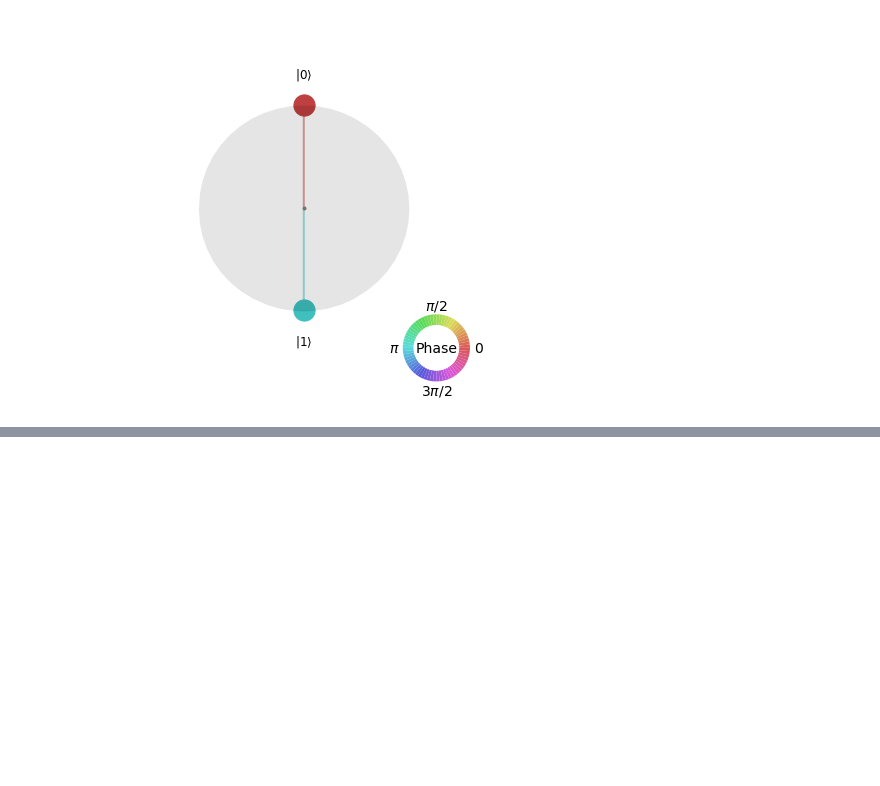
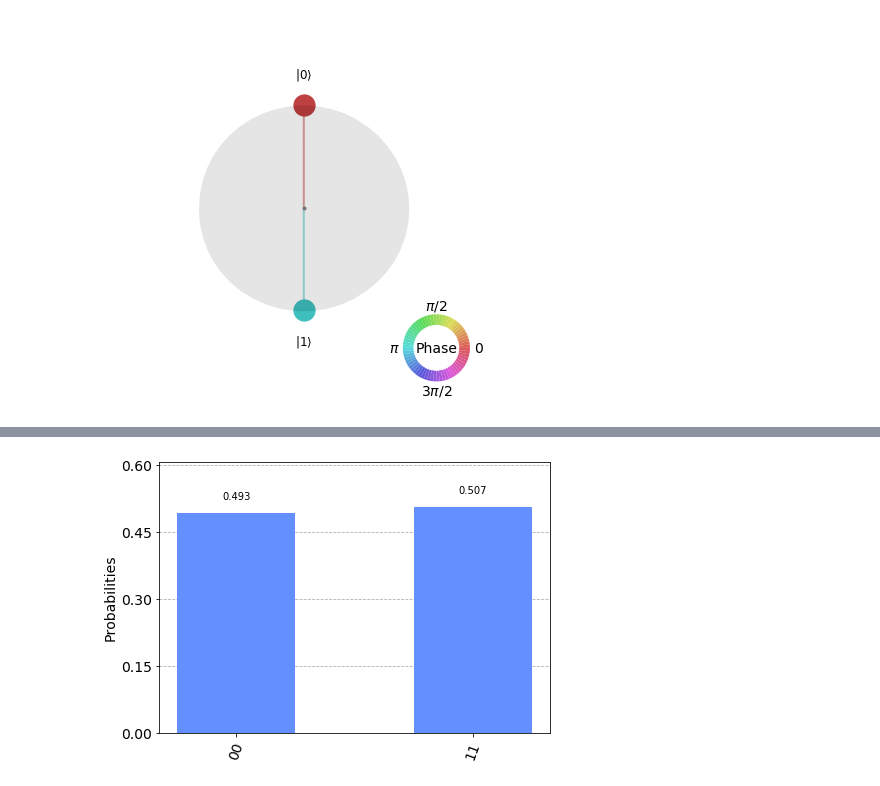
Before and after one commit to jontord03/DiracAttac, a Jupyter notebook: statevector-circuit.ipynb, the cells around one changed output, grey strips where cells are left out. Saved outputs shown, nothing was run; the diff lists cells and outputs as text; code cells hidden in the pictures; blank space fills up the shorter version.

```diff
--- a/statevector-circuit.ipynb
+++ b/statevector-circuit.ipynb
@@ -46,0 +81,9 @@ Statevector([ 0.70710678+0.j, -0.70710678+0.j],
+# %%
+# plot bell state histogram to visualize distribution
+
+from qiskit.visualization import plot_histogram
+
+counts = evolved_bistate.sample_counts(shots=1000)
+plot_histogram(counts)
+# %% [output]
+[figure, added]
```
Also changed, not shown: parts of 4 cells of this notebook.
